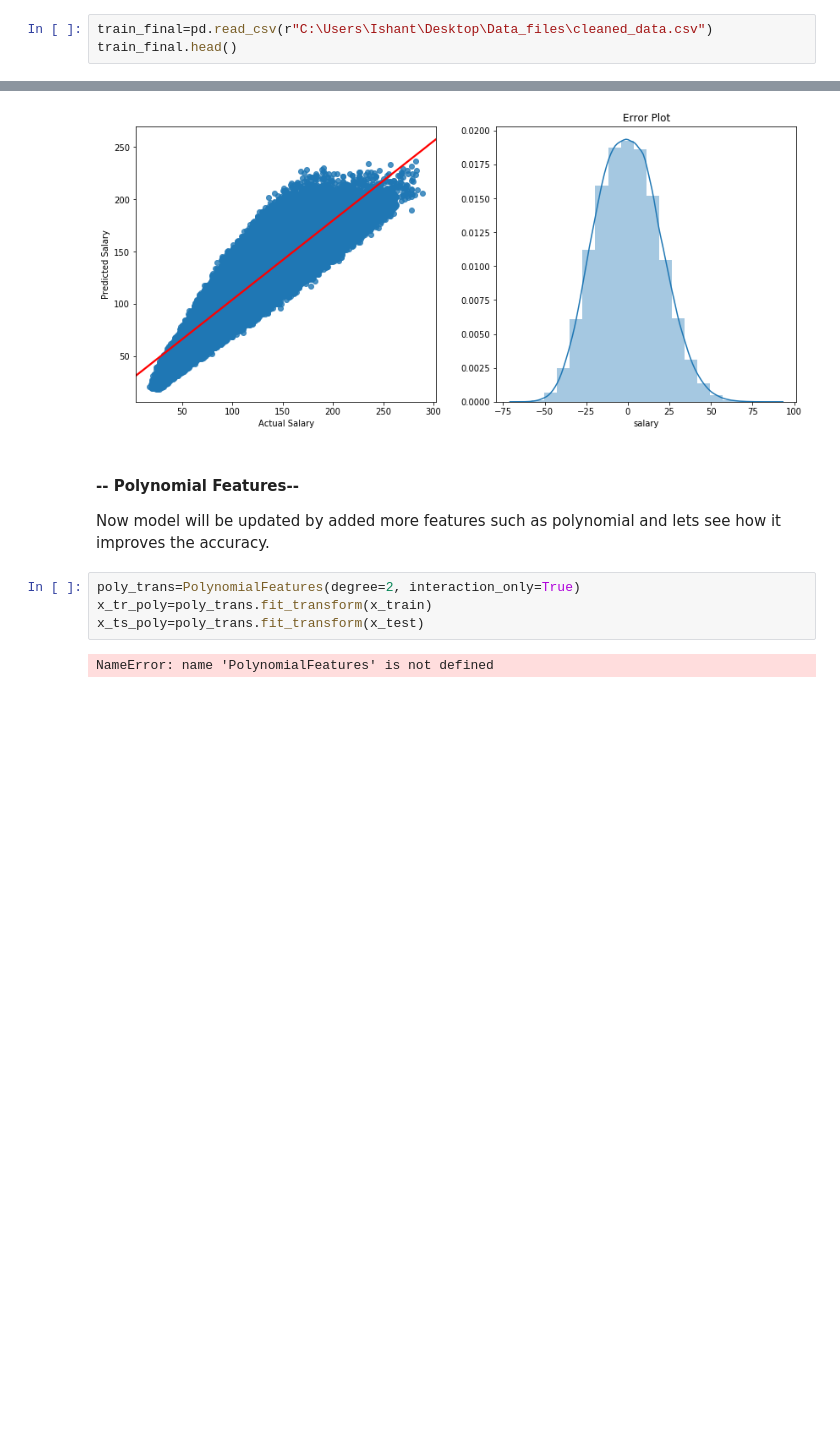
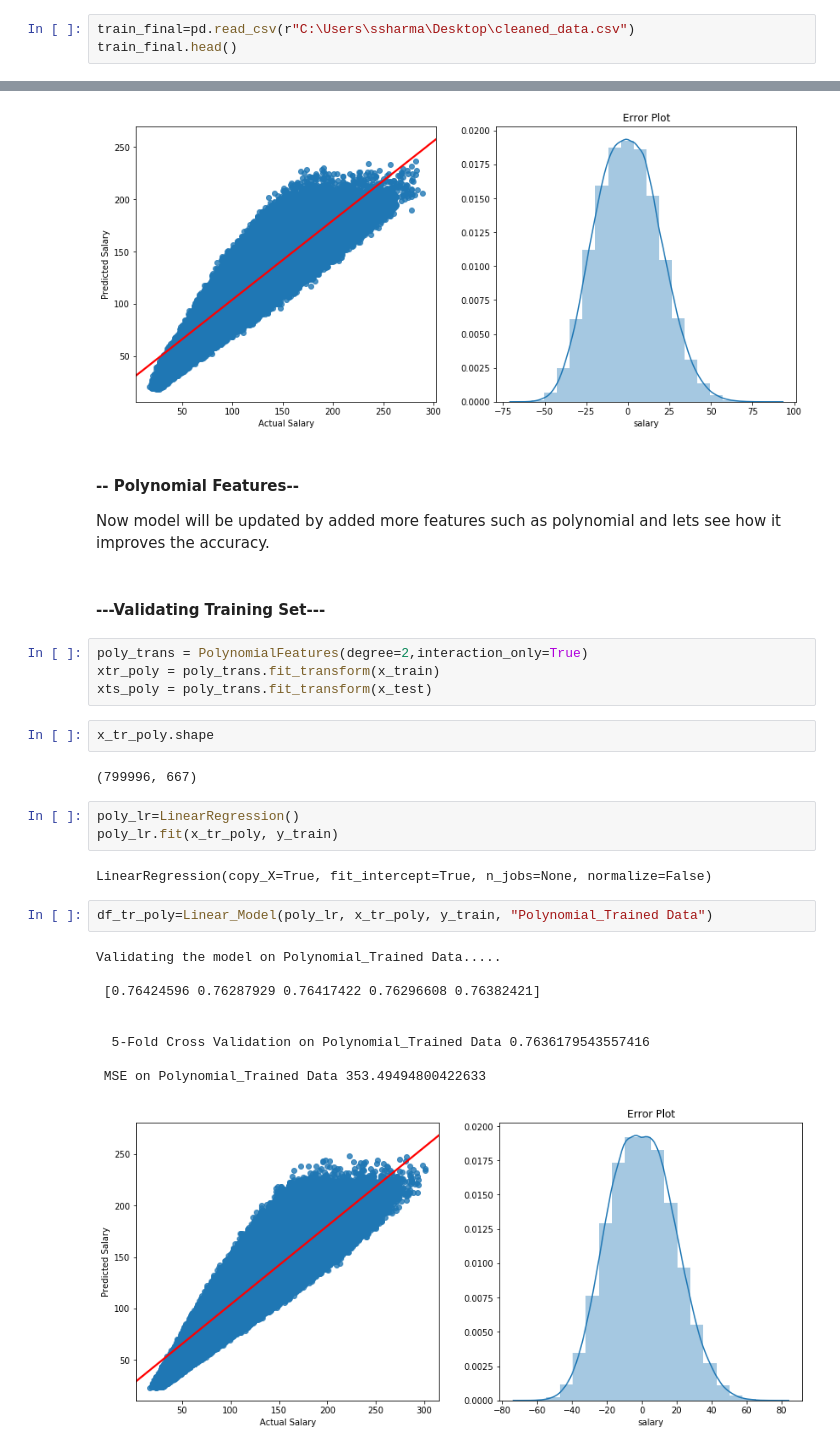
Before and after one commit to ishantg3/Salary-Prediction, a Jupyter notebook: Salary_Prediction.ipynb, the cells around one changed output, grey strips where cells are left out. Cells and saved outputs as stored; diff of their text form; blank space fills up the shorter version.

```diff
--- a/Salary_Prediction.ipynb
+++ b/Salary_Prediction.ipynb
@@ -360,6 +360,6 @@ train_final.to_csv(r"C:\Users\ssharma\Desktop\Instructions_and_Notebook\cleaned.
 # %% [markdown]
 #### --- 5 Baseline Model---
 # %%
-train_final=pd.read_csv(r"C:\Users\Ishant\Desktop\Data_files\cleaned_data.csv")
+train_final=pd.read_csv(r"C:\Users\ssharma\Desktop\cleaned_data.csv")
 train_final.head()
 # %% [output]
@@ -465,9 +472,30 @@ Validating the model on test_data.....
 # %% [markdown]
 #### -- Polynomial Features--
 Now model will be updated by added more features such as polynomial and lets see how it improves the accuracy.
+# %% [markdown]
+#### ---Validating Training Set---
 # %%
-poly_trans=PolynomialFeatures(degree=2, interaction_only=True)
-x_tr_poly=poly_trans.fit_transform(x_train)
-x_ts_poly=poly_trans.fit_transform(x_test)
+poly_trans = PolynomialFeatures(degree=2,interaction_only=True)
+xtr_poly = poly_trans.fit_transform(x_train)
+xts_poly = poly_trans.fit_transform(x_test)
-# %% [output]
-NameError: name 'PolynomialFeatures' is not defined
+# %%
+x_tr_poly.shape
+# %% [output]
+(799996, 667)
+# %%
+poly_lr=LinearRegression()
+poly_lr.fit(x_tr_poly, y_train)
+# %% [output]
+LinearRegression(copy_X=True, fit_intercept=True, n_jobs=None, normalize=False)
+# %%
+df_tr_poly=Linear_Model(poly_lr, x_tr_poly, y_train, "Polynomial_Trained Data")
+# %% [output]
+Validating the model on Polynomial_Trained Data.....
+
+ [0.76424596 0.76287929 0.76417422 0.76296608 0.76382421]
+
+
+  5-Fold Cross Validation on Polynomial_Trained Data 0.7636179543557416
+
+ MSE on Polynomial_Trained Data 353.49494800422633
+[figure, added]
```
Also changed, not shown: parts of 21 cells of this notebook.
